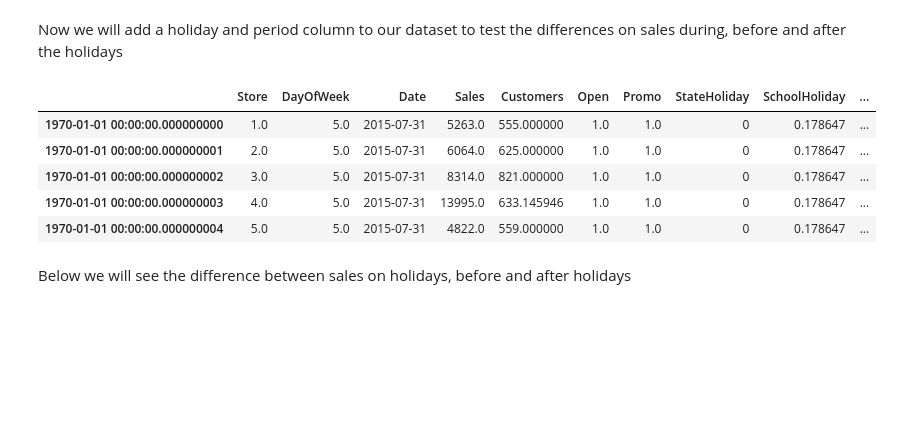
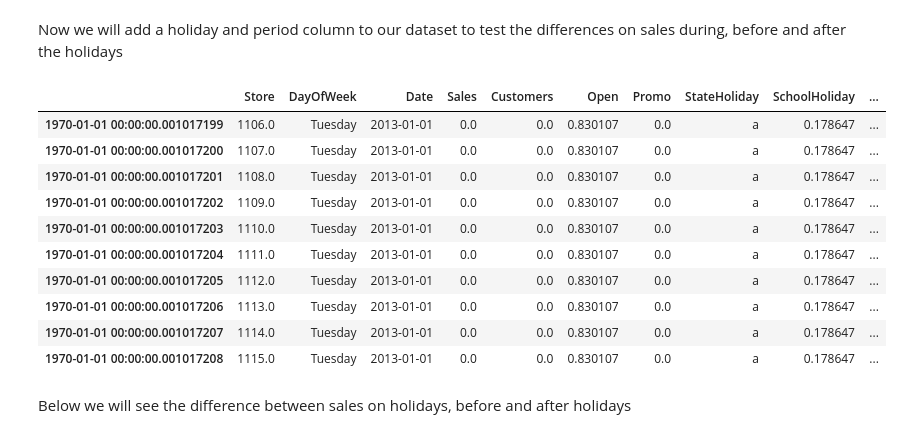
Before and after one commit to basleal22/kaim-week-4, a Jupyter notebook: notebooks/sales_analysis.ipynb, the cells around one changed output. Cells and saved outputs as stored; diff of their text form; code cells hidden in the pictures; blank space fills up the shorter version.

```diff
--- a/notebooks/sales_analysis.ipynb
+++ b/notebooks/sales_analysis.ipynb
@@ -64,15 +64,20 @@ Now we will add a holiday and period column to our dataset to test the differenc
 from scripts.sales_analysis import add_holiday_col
 holidays_train_add=add_holiday_col(train_store)
 holidays_test_add=add_holiday_col(test_store)
-# %%
-holidays_train_add.head()
-# %% [output]
-|  | Store | DayOfWeek | Date | Sales | Customers | Open | Promo | StateHoliday | SchoolHoliday | ... |
-| 1970-01-01 00:00:00.000000000 | 1.0 | 5.0 | 2015-07-31 | 5263.0 | 555.000000 | 1.0 | 1.0 | 0 | 0.178647 | ... |
-| 1970-01-01 00:00:00.000000001 | 2.0 | 5.0 | 2015-07-31 | 6064.0 | 625.000000 | 1.0 | 1.0 | 0 | 0.178647 | ... |
-| 1970-01-01 00:00:00.000000002 | 3.0 | 5.0 | 2015-07-31 | 8314.0 | 821.000000 | 1.0 | 1.0 | 0 | 0.178647 | ... |
-| 1970-01-01 00:00:00.000000003 | 4.0 | 5.0 | 2015-07-31 | 13995.0 | 633.145946 | 1.0 | 1.0 | 0 | 0.178647 | ... |
-| 1970-01-01 00:00:00.000000004 | 5.0 | 5.0 | 2015-07-31 | 4822.0 | 559.000000 | 1.0 | 1.0 | 0 | 0.178647 | ... |
+# %%
+holidays_train_add.tail(10)
+# %% [output]
+|  | Store | DayOfWeek | Date | Sales | Customers | Open | Promo | StateHoliday | SchoolHoliday | ... |
+| 1970-01-01 00:00:00.001017199 | 1106.0 | Tuesday | 2013-01-01 | 0.0 | 0.0 | 0.830107 | 0.0 | a | 0.178647 | ... |
+| 1970-01-01 00:00:00.001017200 | 1107.0 | Tuesday | 2013-01-01 | 0.0 | 0.0 | 0.830107 | 0.0 | a | 0.178647 | ... |
+| 1970-01-01 00:00:00.001017201 | 1108.0 | Tuesday | 2013-01-01 | 0.0 | 0.0 | 0.830107 | 0.0 | a | 0.178647 | ... |
+| 1970-01-01 00:00:00.001017202 | 1109.0 | Tuesday | 2013-01-01 | 0.0 | 0.0 | 0.830107 | 0.0 | a | 0.178647 | ... |
+| 1970-01-01 00:00:00.001017203 | 1110.0 | Tuesday | 2013-01-01 | 0.0 | 0.0 | 0.830107 | 0.0 | a | 0.178647 | ... |
+| 1970-01-01 00:00:00.001017204 | 1111.0 | Tuesday | 2013-01-01 | 0.0 | 0.0 | 0.830107 | 0.0 | a | 0.178647 | ... |
+| 1970-01-01 00:00:00.001017205 | 1112.0 | Tuesday | 2013-01-01 | 0.0 | 0.0 | 0.830107 | 0.0 | a | 0.178647 | ... |
+| 1970-01-01 00:00:00.001017206 | 1113.0 | Tuesday | 2013-01-01 | 0.0 | 0.0 | 0.830107 | 0.0 | a | 0.178647 | ... |
+| 1970-01-01 00:00:00.001017207 | 1114.0 | Tuesday | 2013-01-01 | 0.0 | 0.0 | 0.830107 | 0.0 | a | 0.178647 | ... |
+| 1970-01-01 00:00:00.001017208 | 1115.0 | Tuesday | 2013-01-01 | 0.0 | 0.0 | 0.830107 | 0.0 | a | 0.178647 | ... |
 # %% [markdown]
 Below we will see the difference between sales on holidays, before and after holidays
 # %%
```
Also changed, not shown: parts of 4 cells of this notebook.
